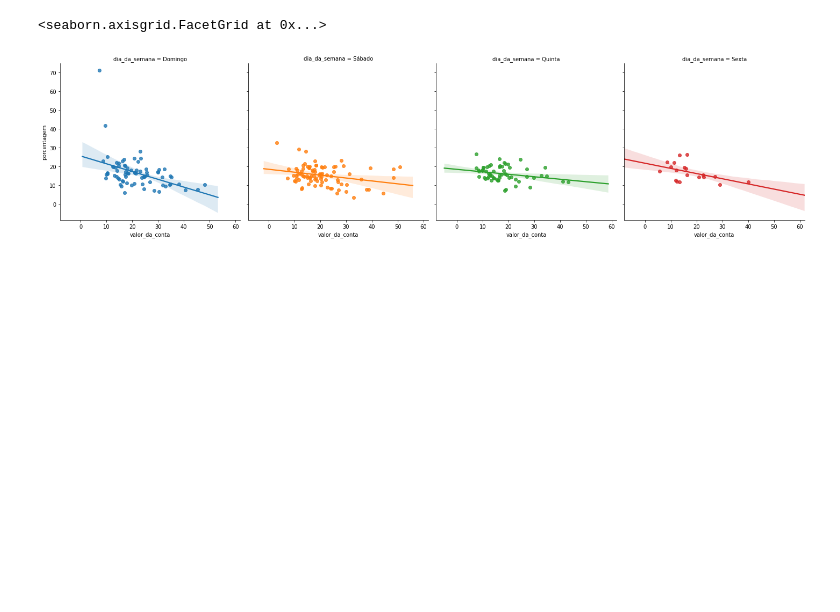
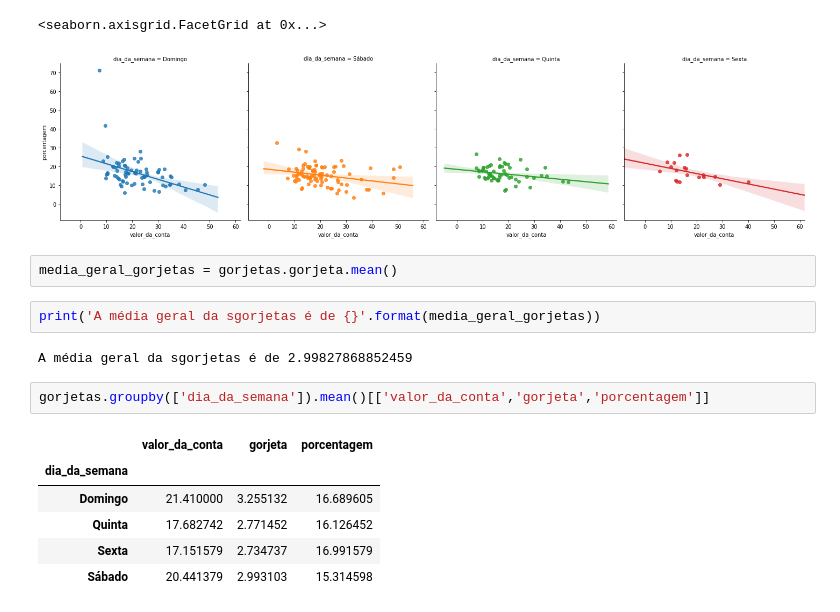
Before and after one commit to GabrielTB1/Data-Visualization-explorando-com-Seaborn, a Jupyter notebook: Data_Visualization_explorando_com_Seaborn.ipynb, the cells around one changed output. Cells and saved outputs as stored; diff of their text form; blank space fills up the shorter version.

```diff
--- a/Data_Visualization_explorando_com_Seaborn.ipynb
+++ b/Data_Visualization_explorando_com_Seaborn.ipynb
@@ -392,3 +392,18 @@ sns.lmplot(x='valor_da_conta',y='porcentagem',hue='dia_da_semana',col='dia_da_se
 # %% [output]
 <seaborn.axisgrid.FacetGrid at 0x...>
 [figure]
+# %%
+media_geral_gorjetas = gorjetas.gorjeta.mean()
+# %%
+print('A média geral da sgorjetas é de {}'.format(media_geral_gorjetas))
+# %% [output]
+A média geral da sgorjetas é de 2.99827868852459
+# %%
+gorjetas.groupby(['dia_da_semana']).mean()[['valor_da_conta','gorjeta','porcentagem']]
+# %% [output]
+|  | valor_da_conta | gorjeta | porcentagem |
+| dia_da_semana |  |  |  |
+| Domingo | 21.410000 | 3.255132 | 16.689605 |
+| Quinta | 17.682742 | 2.771452 | 16.126452 |
+| Sexta | 17.151579 | 2.734737 | 16.991579 |
+| Sábado | 20.441379 | 2.993103 | 15.314598 |
```
Also changed, not shown: parts of 1 cell of this notebook.
